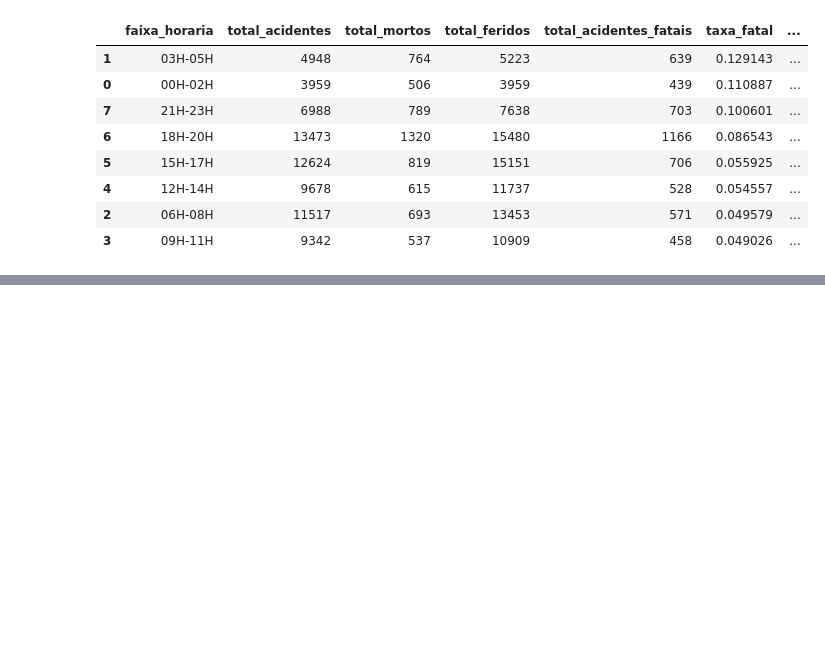
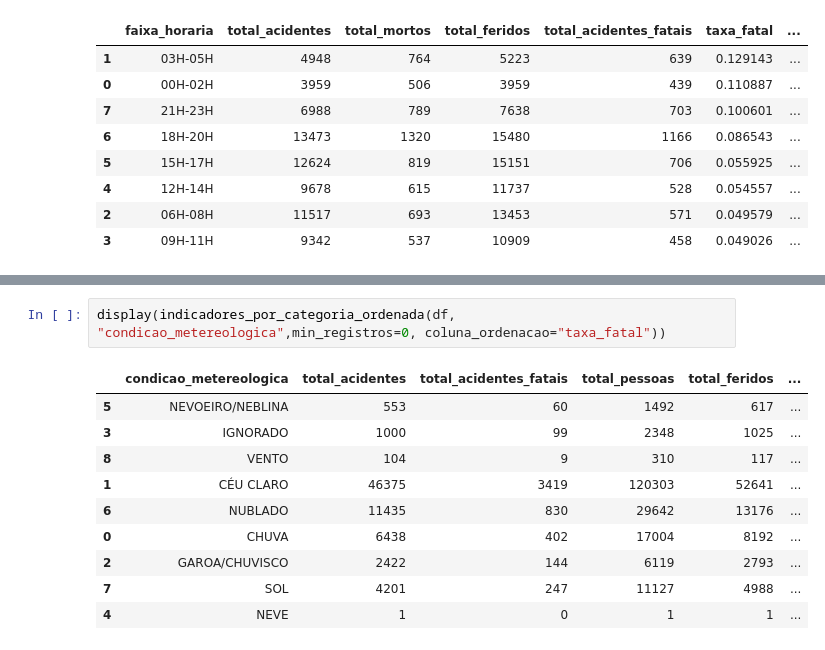
Before and after one commit to FellipeTNDiniz/FAP-2026-AnaliseDados-Python, a Jupyter notebook: notebooks/modulo05.ipynb, the cells around one changed output, grey strips where cells are left out. Drawn from its saved outputs; the diff is of its cells as text; blank space fills up the shorter version.

```diff
--- a/notebooks/modulo5.ipynb
+++ b/notebooks/modulo05.ipynb
@@ -231,0 +376,13 @@ display(indicadores_por_categoria(df, "faixa_horaria",min_registros=30))
+# %%
+display(indicadores_por_categoria_ordenada(df, "condicao_metereologica",min_registros=0, coluna_ordenacao="taxa_fatal"))
+# %% [output]
+|  | condicao_metereologica | total_acidentes | total_acidentes_fatais | total_pessoas | total_feridos | ... |
+| 5 | NEVOEIRO/NEBLINA | 553 | 60 | 1492 | 617 | ... |
+| 3 | IGNORADO | 1000 | 99 | 2348 | 1025 | ... |
+| 8 | VENTO | 104 | 9 | 310 | 117 | ... |
+| 1 | CÉU CLARO | 46375 | 3419 | 120303 | 52641 | ... |
+| 6 | NUBLADO | 11435 | 830 | 29642 | 13176 | ... |
+| 0 | CHUVA | 6438 | 402 | 17004 | 8192 | ... |
+| 2 | GAROA/CHUVISCO | 2422 | 144 | 6119 | 2793 | ... |
+| 7 | SOL | 4201 | 247 | 11127 | 4988 | ... |
+| 4 | NEVE | 1 | 0 | 1 | 1 | ... |
```
Also changed, not shown: parts of 9 cells of this notebook.
